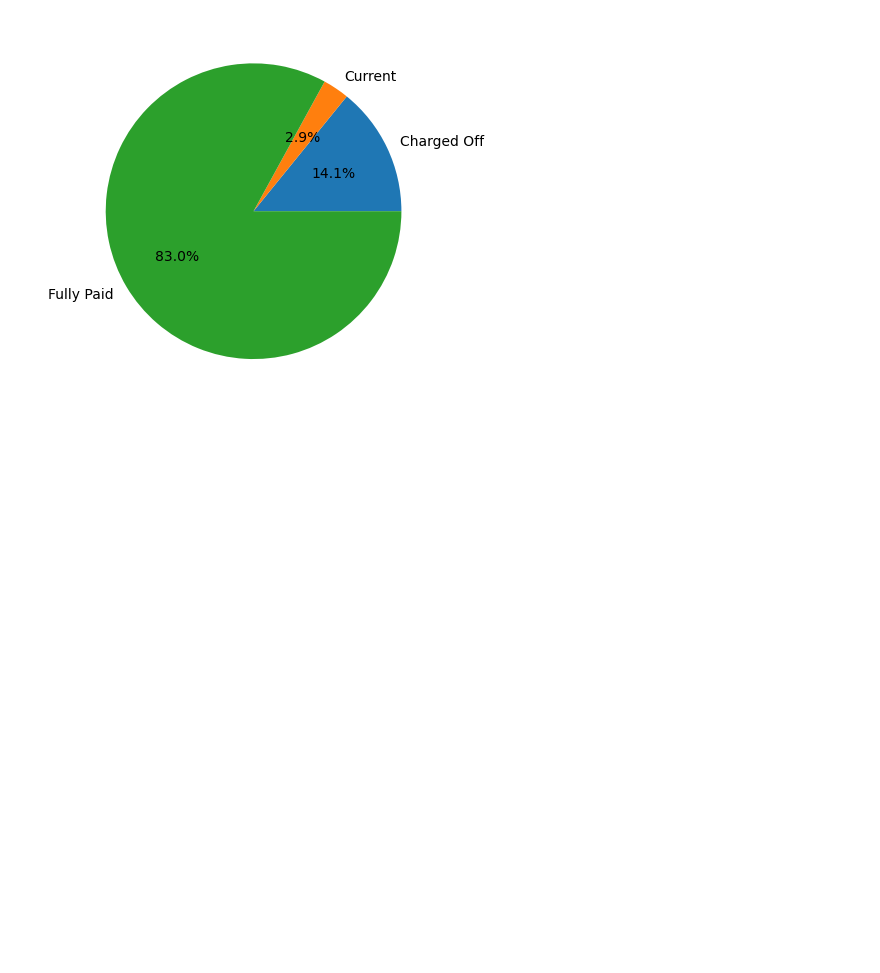
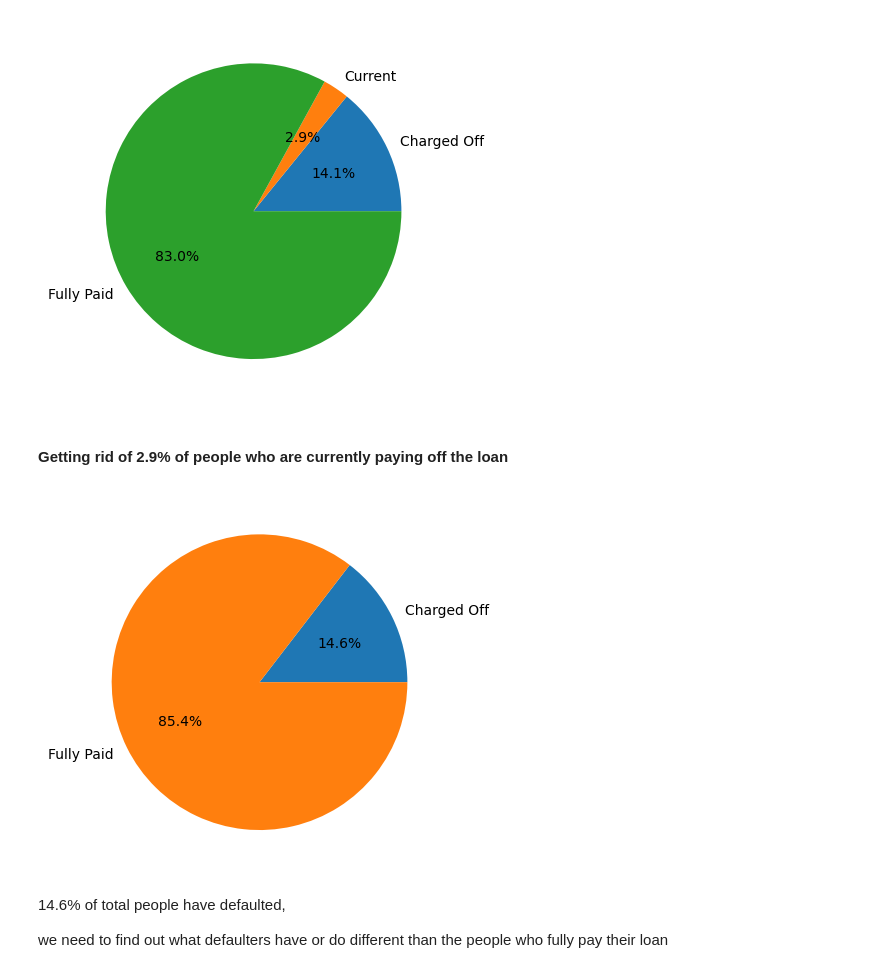
Before and after one commit to Rishabh-Saha/LendingClubCaseStudy, a Jupyter notebook: Rishabh_Saha.ipynb, the cells around one changed output. Cells and saved outputs as stored; diff of their text form; code cells hidden in the pictures; blank space fills up the shorter version.

```diff
--- a/Rishabh_Saha.ipynb
+++ b/Rishabh_Saha.ipynb
@@ -66,15 +68,24 @@ memory usage: 17.3+ MB
 # %%
 df['emp_length'] = df['emp_length'].fillna(0)
 df['emp_title'] = df['emp_title'].fillna('Unknown')
-df['pub_rec_bankruptcies'] = df['pub_rec_bankruptcies'].fillna(0.0)
-df['collections_12_mths_ex_med'] = df['collections_12_mths_ex_med'].fillna(0.0)
 # %% [markdown]
 #### Dropping unnecessary columns
 # %%
 # dropping desc, tax_liens (all values are 0),id,
 # next_pymnt_d - only 1140 values are present
 # chargeoff_within_12_mths - all values are 0
-df = df.drop(labels=['desc', 'tax_liens', 'id', 'url', 'title','zip_code', 'mths_since_last_delinq','mths_since_last_record','next_pymnt_d', 'chargeoff_within_12_mths'], axis=1)
+# pymnt_plan - all values are n
+# out_prncp - most values are 0
+# out_prncp_inv - most values are 0
+# pub_rec_bankruptcies - most values are 0
+# acc_now_delinq - all values are 0
+# delinq_amnt - all values are 0
+# initial_list_status - all values are f
+# policy_code - all values are 1
+# collections_12_mths_ex_med - all values are 0
+df = df.drop(labels=['desc', 'tax_liens', 'id', 'url', 'title', 'zip_code', 'mths_since_last_delinq',
+                     'mths_since_last_record','next_pymnt_d', 'chargeoff_within_12_mths', 'pymnt_plan', 'out_prncp', 'out_prncp_inv',
+                     'pub_rec_bankruptcies', 'acc_now_delinq', 'delinq_amnt', 'initial_list_status', 'policy_code', 'collections_12_mths_ex_med'], axis=1)
 # %% [markdown]
 #### Dropping redundant rows
 # %%
@@ -123,3 +134,16 @@ plt.pie(grouped_loadstatus, labels=grouped_loadstatus.index, autopct='%1.1f%%')
 plt.show()
 # %% [output]
 [figure]
+# %% [markdown]
+#### Getting rid of 2.9% of people who are currently paying off the loan
+# %%
+df = df[df['loan_status'] != 'Current']
+# %%
+plt.pie(df.groupby('loan_status')['member_id'].count(), labels=df.groupby('loan_status')['member_id'].count().index, autopct='%1.1f%%')
+plt.show()
+# %% [output]
+[figure, added]
+# %% [markdown]
+14.6% of total people have defaulted,
+
+we need to find out what defaulters have or do different than the people who fully pay their loan
```
Also changed, not shown: parts of 11 cells of this notebook, 2 other files.
